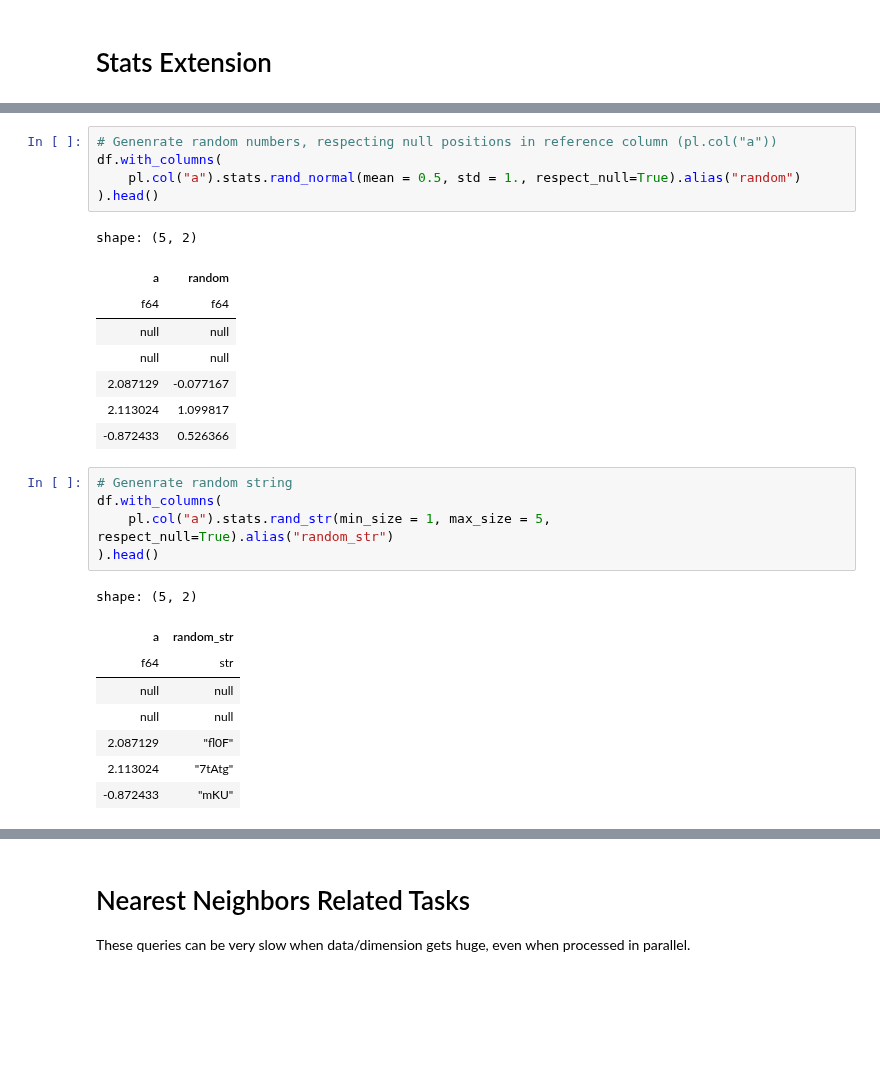
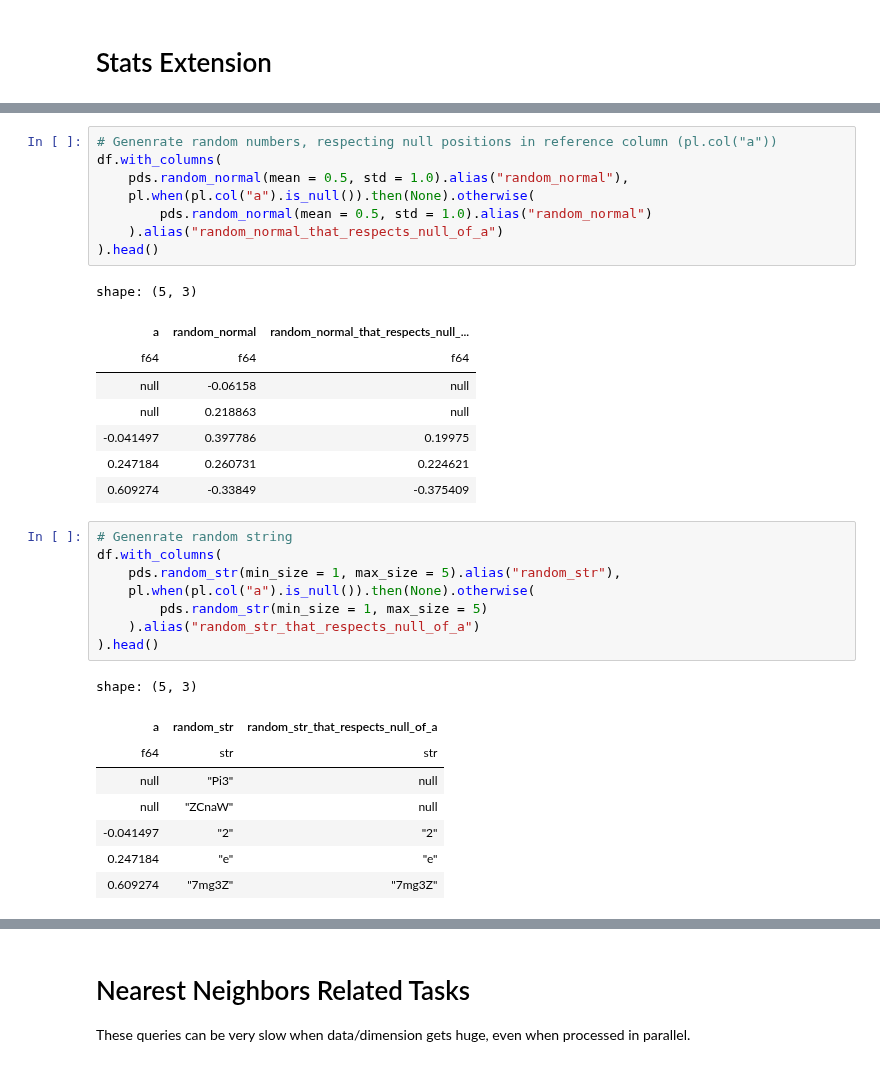
Before and after one commit to abstractqqq/polars_ds_extension, a Jupyter notebook: examples/basics.ipynb, the cells around one changed output, grey strips where cells are left out. Saved outputs shown, nothing was run; the diff lists cells and outputs as text; blank space fills up the shorter version.

```diff
--- a/examples/basics.ipynb
+++ b/examples/basics.ipynb
@@ -411,31 +411,37 @@ shape: (5, 1)
 # %%
 # Genenrate random numbers, respecting null positions in reference column (pl.col("a"))
 df.with_columns(
-    pl.col("a").stats.rand_normal(mean = 0.5, std = 1., respect_null=True).alias("random")
+    pds.random_normal(mean = 0.5, std = 1.0).alias("random_normal"),
+    pl.when(pl.col("a").is_null()).then(None).otherwise(
+        pds.random_normal(mean = 0.5, std = 1.0).alias("random_normal")
+    ).alias("random_normal_that_respects_null_of_a")
 ).head()
 # %% [output]
-shape: (5, 2)
+shape: (5, 3)
-| a | random |
-| f64 | f64 |
-| null | null |
-| null | null |
-| 2.087129 | -0.077167 |
-| 2.113024 | 1.099817 |
-| -0.872433 | 0.526366 |
+| a | random_normal | random_normal_that_respects_null_... |
+| f64 | f64 | f64 |
+| null | -0.06158 | null |
+| null | 0.218863 | null |
+| -0.041497 | 0.397786 | 0.19975 |
+| 0.247184 | 0.260731 | 0.224621 |
+| 0.609274 | -0.33849 | -0.375409 |
 # %%
 # Genenrate random string
 df.with_columns(
-    pl.col("a").stats.rand_str(min_size = 1, max_size = 5, respect_null=True).alias("random_str")
+    pds.random_str(min_size = 1, max_size = 5).alias("random_str"),
+    pl.when(pl.col("a").is_null()).then(None).otherwise(
+        pds.random_str(min_size = 1, max_size = 5)
+    ).alias("random_str_that_respects_null_of_a")
 ).head()
 # %% [output]
-shape: (5, 2)
+shape: (5, 3)
-| a | random_str |
-| f64 | str |
-| null | null |
-| null | null |
-| 2.087129 | "fl0F" |
-| 2.113024 | "7tAtg" |
-| -0.872433 | "mKU" |
+| a | random_str | random_str_that_respects_null_of_a |
+| f64 | str | str |
+| null | "Pi3" | null |
+| null | "ZCnaW" | null |
+| -0.041497 | "2" | "2" |
+| 0.247184 | "e" | "e" |
+| 0.609274 | "7mg3Z" | "7mg3Z" |
 # %%
 # Genenrate fixed size random string, while respecting column a's nulls
 df.with_columns(
```
Also changed, not shown: parts of 36 cells of this notebook, 13 other files.
